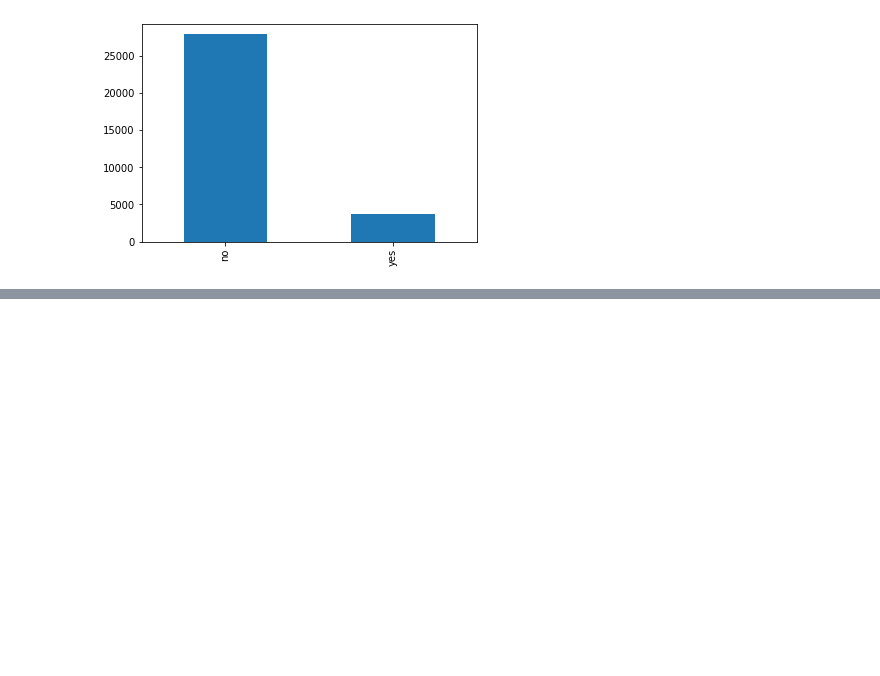
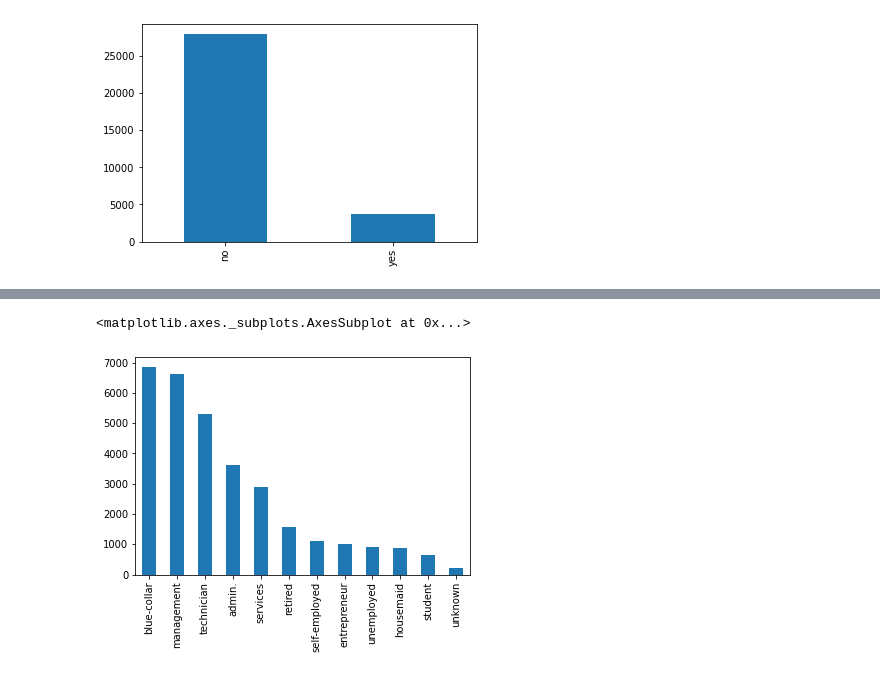
Before and after one commit to sagarkumarmishra/Data-Science-project, a Jupyter notebook: Final_Project.ipynb, the cells around one changed output, grey strips where cells are left out. Drawn from its saved outputs; the diff is of its cells as text; code cells hidden in the pictures; blank space fills up the shorter version.

```diff
--- a/Final_Project.ipynb
+++ b/Final_Project.ipynb
@@ -81,0 +89,5 @@ train['subscribed'].value_counts().plot.bar()
+# %%
+train['job'].value_counts().plot.bar()
+# %% [output]
+<matplotlib.axes._subplots.AxesSubplot at 0x...>
+[figure, added]
```
Also changed, not shown: parts of 7 cells of this notebook.
